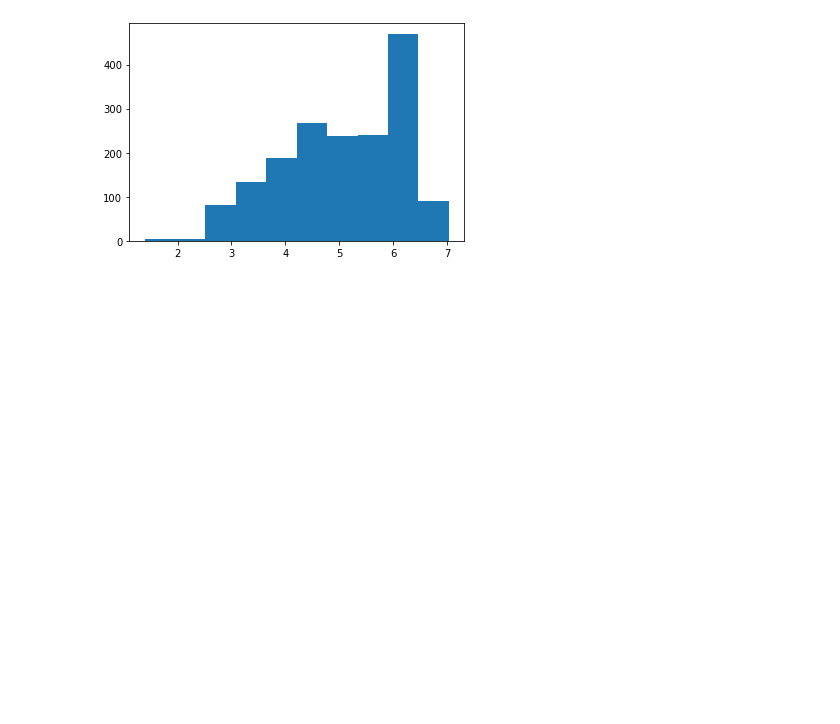
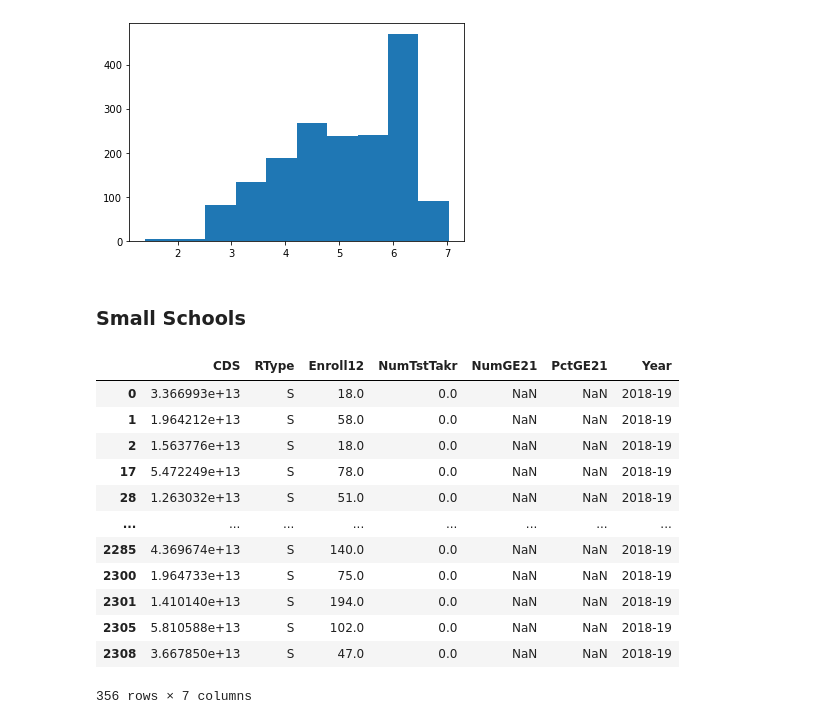
Before and after one commit to stevenlw-porpoise/California-Standardized-Testing-Analysis-Project, a Jupyter notebook: CA_exploration.ipynb, the cells around one changed output. Drawn from its saved outputs; the diff is of its cells as text; code cells hidden in the pictures; blank space fills up the shorter version.

Commit message:
Small school performance.

```diff
--- a/CA_exploration.ipynb
+++ b/CA_exploration.ipynb
@@ -157,3 +188,22 @@ plt.hist(np.log(df_all.query('RType_x == "S"')['Enroll12_y'] + 1))
         7.0352686 ]),
  <BarContainer object of 10 artists>)
 [figure]
+# %% [markdown]
+### Small Schools
+# %%
+act_ca.query('NumTstTakr == 0')
+# act_ca.drop(index = act_ca.query('NumTstTakr == 0').index, inplace = True) # Drop entities with 0 test takers
+# %% [output]
+|  | CDS | RType | Enroll12 | NumTstTakr | NumGE21 | PctGE21 | Year |
+| 0 | 3.366993e+13 | S | 18.0 | 0.0 | NaN | NaN | 2018-19 |
+| 1 | 1.964212e+13 | S | 58.0 | 0.0 | NaN | NaN | 2018-19 |
+| 2 | 1.563776e+13 | S | 18.0 | 0.0 | NaN | NaN | 2018-19 |
+| 17 | 5.472249e+13 | S | 78.0 | 0.0 | NaN | NaN | 2018-19 |
+| 28 | 1.263032e+13 | S | 51.0 | 0.0 | NaN | NaN | 2018-19 |
+| ... | ... | ... | ... | ... | ... | ... | ... |
+| 2285 | 4.369674e+13 | S | 140.0 | 0.0 | NaN | NaN | 2018-19 |
+| 2300 | 1.964733e+13 | S | 75.0 | 0.0 | NaN | NaN | 2018-19 |
+| 2301 | 1.410140e+13 | S | 194.0 | 0.0 | NaN | NaN | 2018-19 |
+| 2305 | 5.810588e+13 | S | 102.0 | 0.0 | NaN | NaN | 2018-19 |
+| 2308 | 3.667850e+13 | S | 47.0 | 0.0 | NaN | NaN | 2018-19 |
+356 rows × 7 columns
```
Also changed, not shown: parts of 25 cells of this notebook.
